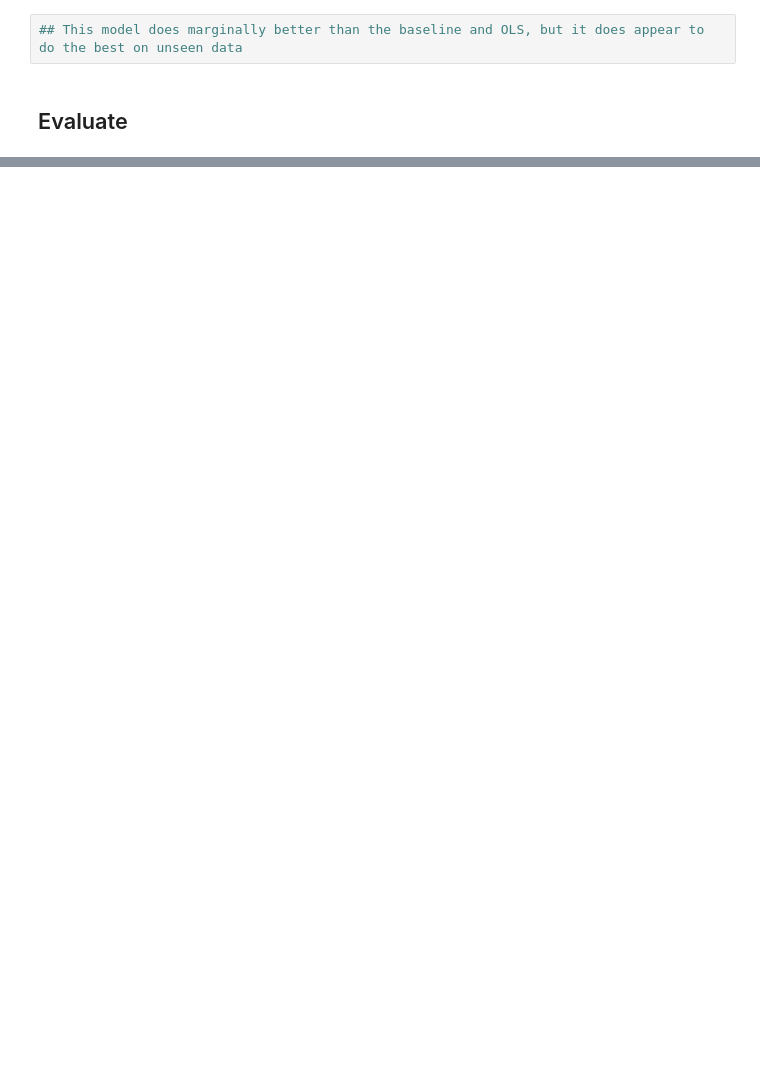
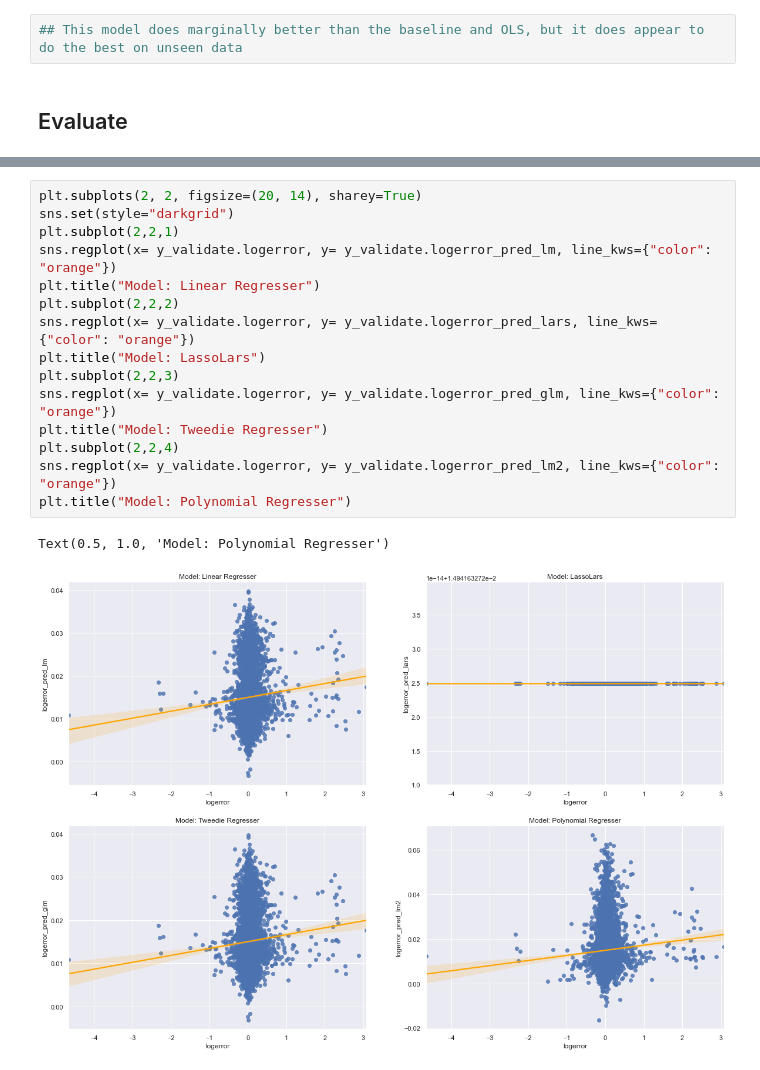
Before and after one commit to davidb-and-john/clustering-project, a Jupyter notebook: final_cluster_model.ipynb, the cells around one changed output, grey strips where cells are left out. Drawn from its saved outputs; the diff is of its cells as text; blank space fills up the shorter version.

```diff
--- a/final_cluster_model.ipynb
+++ b/final_cluster_model.ipynb
@@ -958,0 +976,18 @@ Validation/Out-of-Sample:  0.1598745258900094
+# %%
+plt.subplots(2, 2, figsize=(20, 14), sharey=True)
+sns.set(style="darkgrid")
+plt.subplot(2,2,1)
+sns.regplot(x= y_validate.logerror, y= y_validate.logerror_pred_lm, line_kws={"color": "orange"})
+plt.title("Model: Linear Regresser")
+plt.subplot(2,2,2)
+sns.regplot(x= y_validate.logerror, y= y_validate.logerror_pred_lars, line_kws={"color": "orange"})
+plt.title("Model: LassoLars")
+plt.subplot(2,2,3)
+sns.regplot(x= y_validate.logerror, y= y_validate.logerror_pred_glm, line_kws={"color": "orange"})
+plt.title("Model: Tweedie Regresser")
+plt.subplot(2,2,4)
+sns.regplot(x= y_validate.logerror, y= y_validate.logerror_pred_lm2, line_kws={"color": "orange"})
+plt.title("Model: Polynomial Regresser")
+# %% [output]
+Text(0.5, 1.0, 'Model: Polynomial Regresser')
+[figure, added]
```
Also changed, not shown: parts of 29 cells of this notebook, 1 other file.
